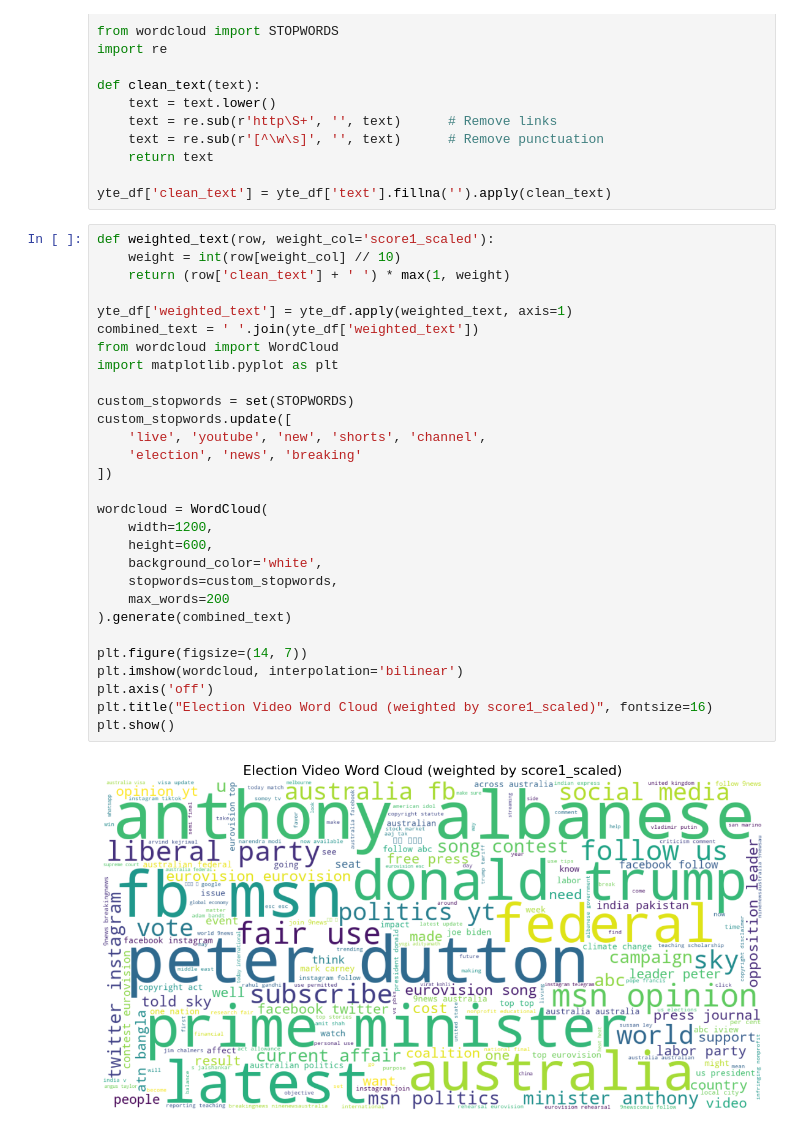
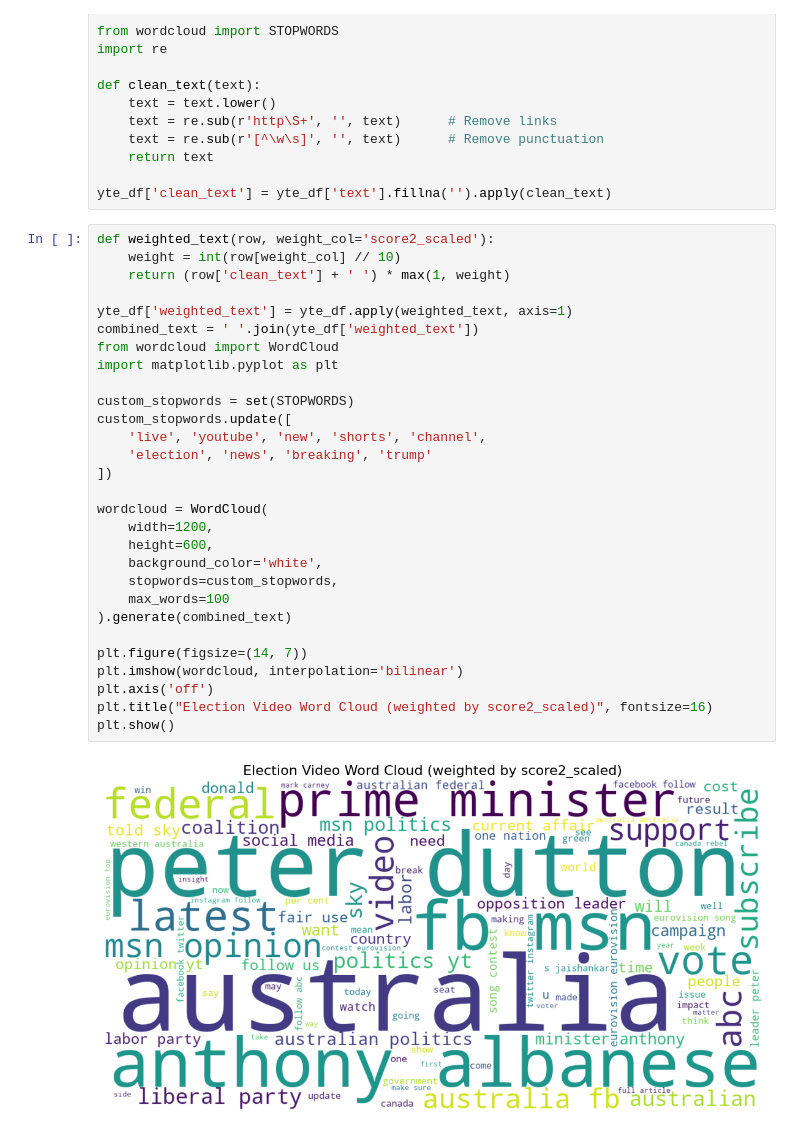
Before and after one commit to HopeLessGuest/comp90024-a2-t71, a Jupyter notebook: frontend/YouTube_Election_Display.ipynb, the cells around one changed output. Saved outputs shown, nothing was run; the diff lists cells and outputs as text.

```diff
--- a/frontend/YouTube_Election_Display.ipynb
+++ b/frontend/YouTube_Election_Display.ipynb
@@ -288,34 +315,34 @@ def clean_text(text):
 
 yte_df['clean_text'] = yte_df['text'].fillna('').apply(clean_text)
 # %%
-def weighted_text(row, weight_col='score1_scaled'):
+def weighted_text(row, weight_col='score2_scaled'):
     weight = int(row[weight_col] // 10)
     return (row['clean_text'] + ' ') * max(1, weight)
 
 yte_df['weighted_text'] = yte_df.apply(weighted_text, axis=1)
 combined_text = ' '.join(yte_df['weighted_text'])
 from wordcloud import WordCloud
 import matplotlib.pyplot as plt
 
 custom_stopwords = set(STOPWORDS)
 custom_stopwords.update([
     'live', 'youtube', 'new', 'shorts', 'channel',
-    'election', 'news', 'breaking'
+    'election', 'news', 'breaking', 'trump'
 ])
 
 wordcloud = WordCloud(
     width=1200,
     height=600,
     background_color='white',
     stopwords=custom_stopwords,
-    max_words=200
+    max_words=100
 ).generate(combined_text)
 
 plt.figure(figsize=(14, 7))
 plt.imshow(wordcloud, interpolation='bilinear')
 plt.axis('off')
-plt.title("Election Video Word Cloud (weighted by score1_scaled)", fontsize=16)
+plt.title("Election Video Word Cloud (weighted by score2_scaled)", fontsize=16)
 plt.show()
 # %% [output]
-[figure, old version]
+[figure, new version]
 # %%
```
Also changed, not shown: parts of 7 cells of this notebook, 2 other files.
